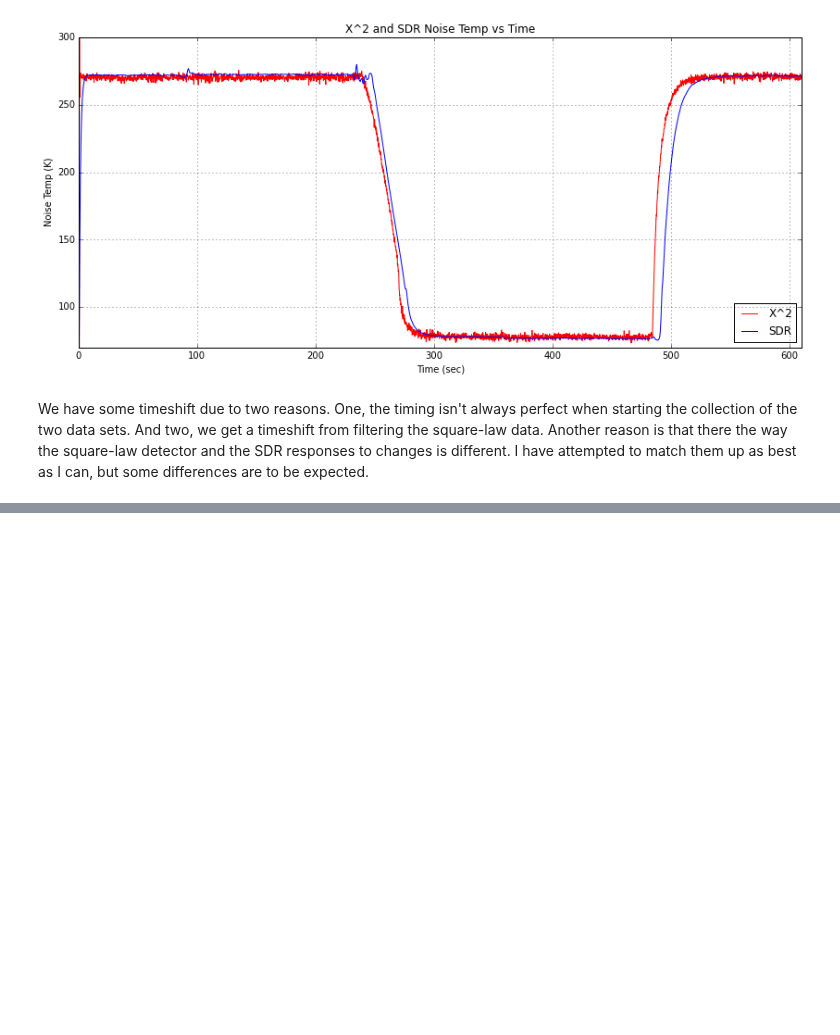
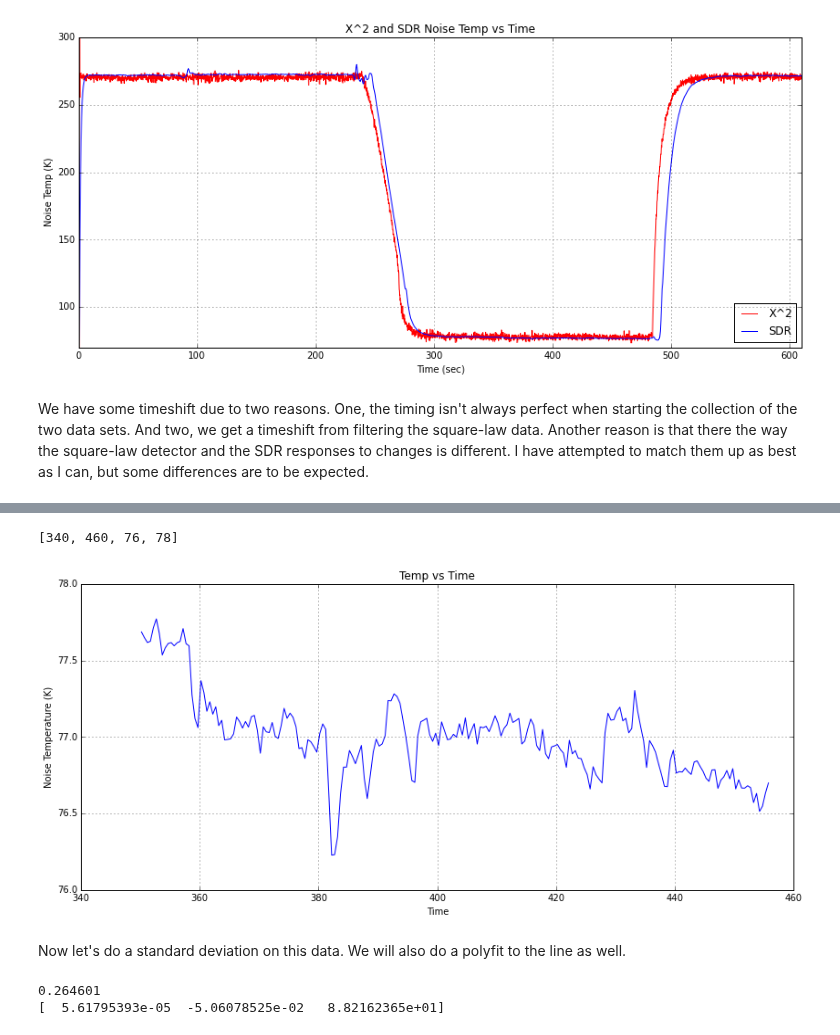
Before and after one commit to matgyver/Radiometer-SDR-Thesis, a Jupyter notebook: Experiments/Exp1/radiometer_experiment_1.ipynb, the cells around one changed output, grey strips where cells are left out. Drawn from its saved outputs; the diff is of its cells as text; code cells hidden in the pictures; blank space fills up the shorter version.

```diff
--- a/Experiments/Exp1/radiometer_experiment_1.ipynb
+++ b/Experiments/Exp1/radiometer_experiment_1.ipynb
@@ -211,0 +251,26 @@ We have some timeshift due to two reasons.  One, the timing isn't always perfect
+# %%
+g = g[(350*2):]
+g = g[:(425*.5)]
+y = y[(350*2):]
+y = y[:(425*.5)]
+# %%
+fig = plt.figure(figsize=(14,6), dpi=100)
+plot(y,g)
+xlabel('Time')
+ylabel('Noise Temperature (K)')
+title('Temp vs Time')
+grid(True)
+axis([340, 460, 76, 78])
+# %% [output]
+[340, 460, 76, 78]
+[figure, added]
+# %% [markdown]
+Now let's do a standard deviation on this data.  We will also do a polyfit to the line as well.
+# %%
+stdsdr = numpy.std(g)
+print stdsdr
+p = numpy.polyfit(y,g,2)
+print p
+# %% [output]
+0.264601
+[  5.61795393e-05  -5.06078525e-02   8.82162365e+01]
```
Also changed, not shown: parts of 26 cells of this notebook.
